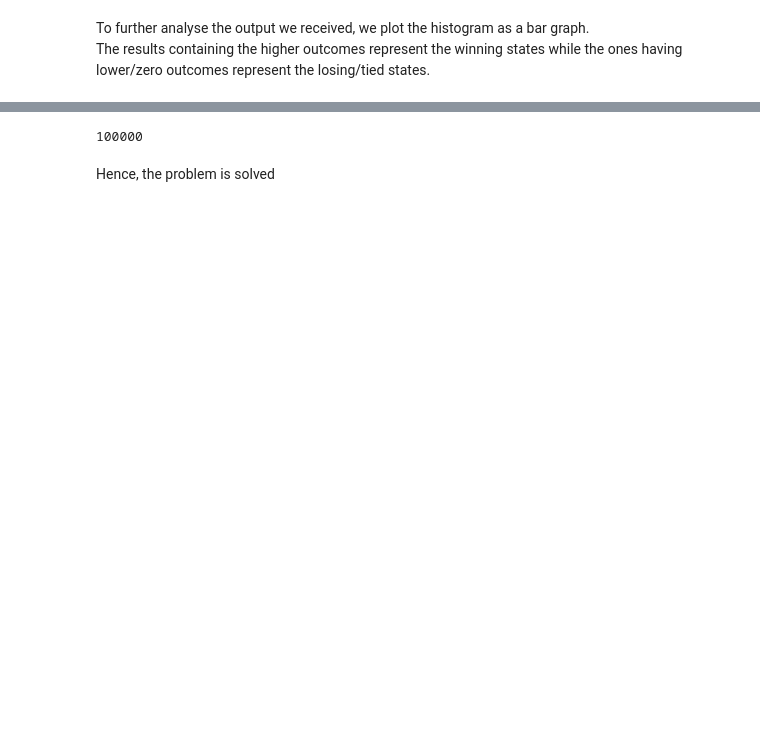
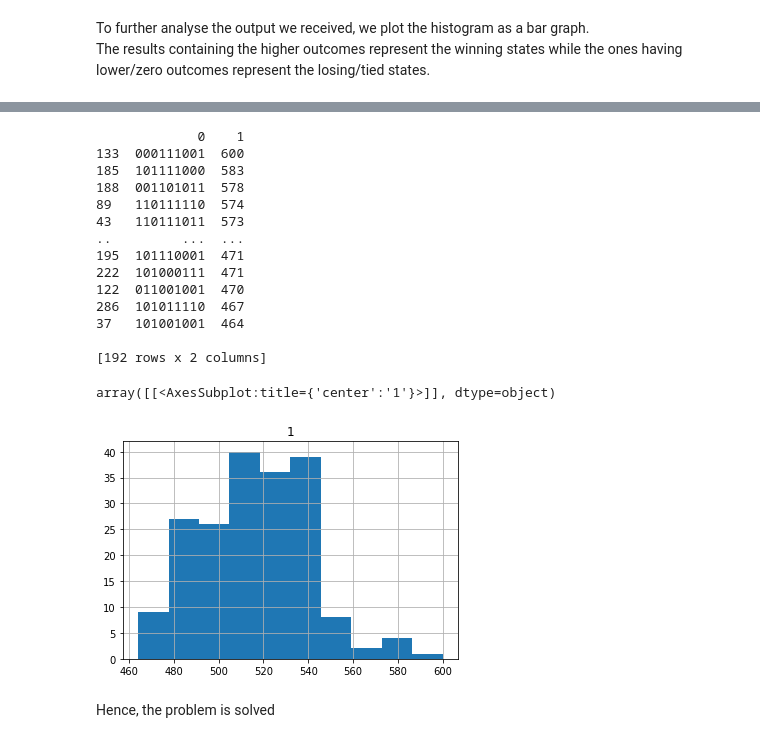
Before and after one commit to aneeshsharma/Matsat, a Jupyter notebook: quantum_tictactoe.ipynb, the cells around one changed output, grey strips where cells are left out. Cells and saved outputs as stored; diff of their text form; code cells hidden in the pictures; blank space fills up the shorter version.

```diff
--- a/quantum_tictactoe.ipynb
+++ b/quantum_tictactoe.ipynb
@@ -117,7 +117,26 @@ print(df)
-# %%
-sum(list(df[1]))
-# %% [output]
-100000
+# %%
+df1 = df.copy(deep = True)
+df1[0] = df1[0].map(lambda x: x[1:])
+df1 = df1[df1[1]>100]
+print(df1)
+df1.hist()
+# %% [output]
+             0    1
+133  000111001  600
+185  101111000  583
+188  001101011  578
+89   110111110  574
+43   110111011  573
+..         ...  ...
+195  101110001  471
+222  101000111  471
+122  011001001  470
+286  101011110  467
+37   101001001  464
+
+[192 rows x 2 columns]
+array([[<AxesSubplot:title={'center':'1'}>]], dtype=object)
+[figure, added]
 # %%
 df.to_csv('thangu.csv')
 # %% [markdown]
```
Also changed, not shown: parts of 3 cells of this notebook.
